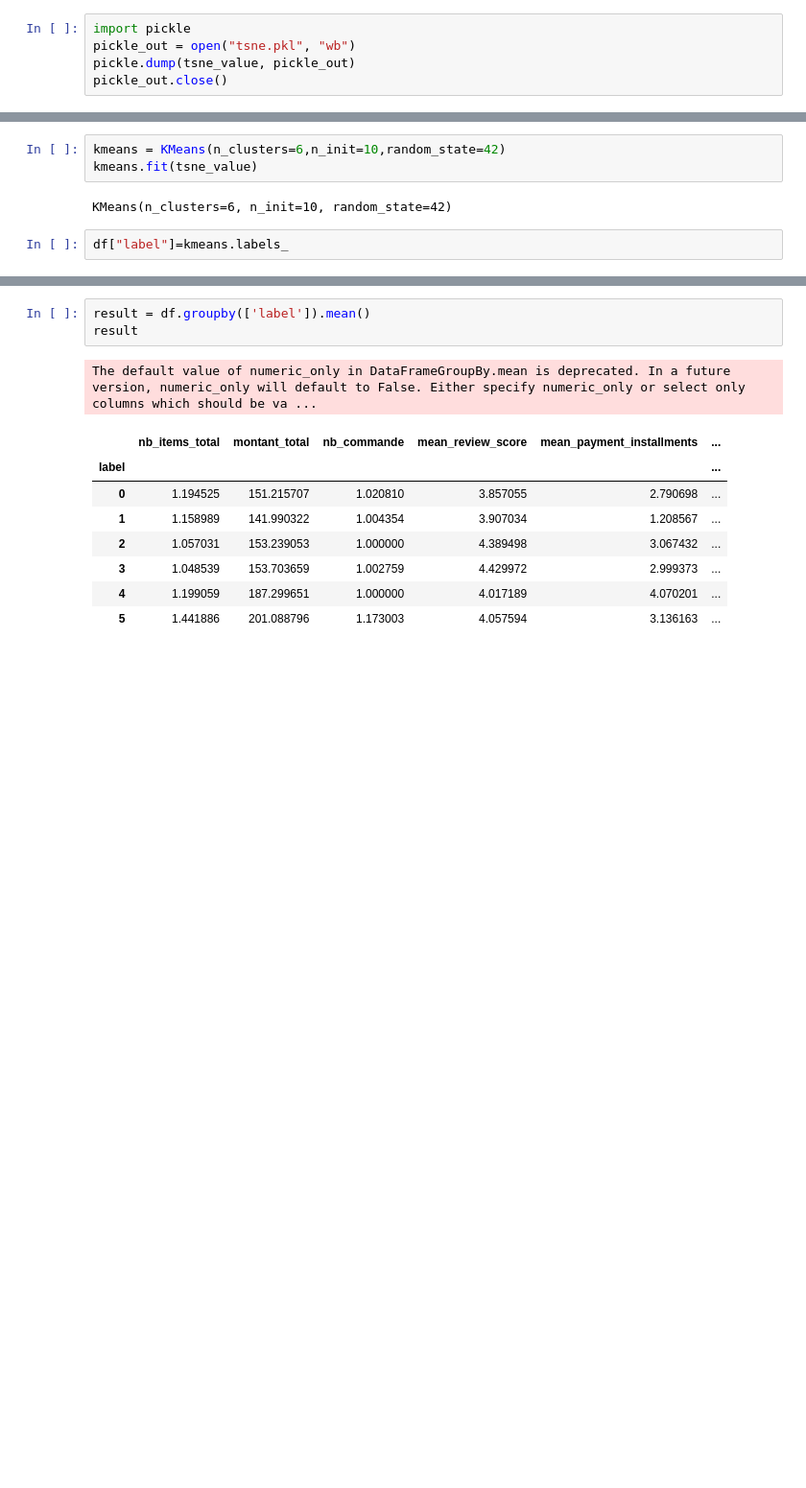
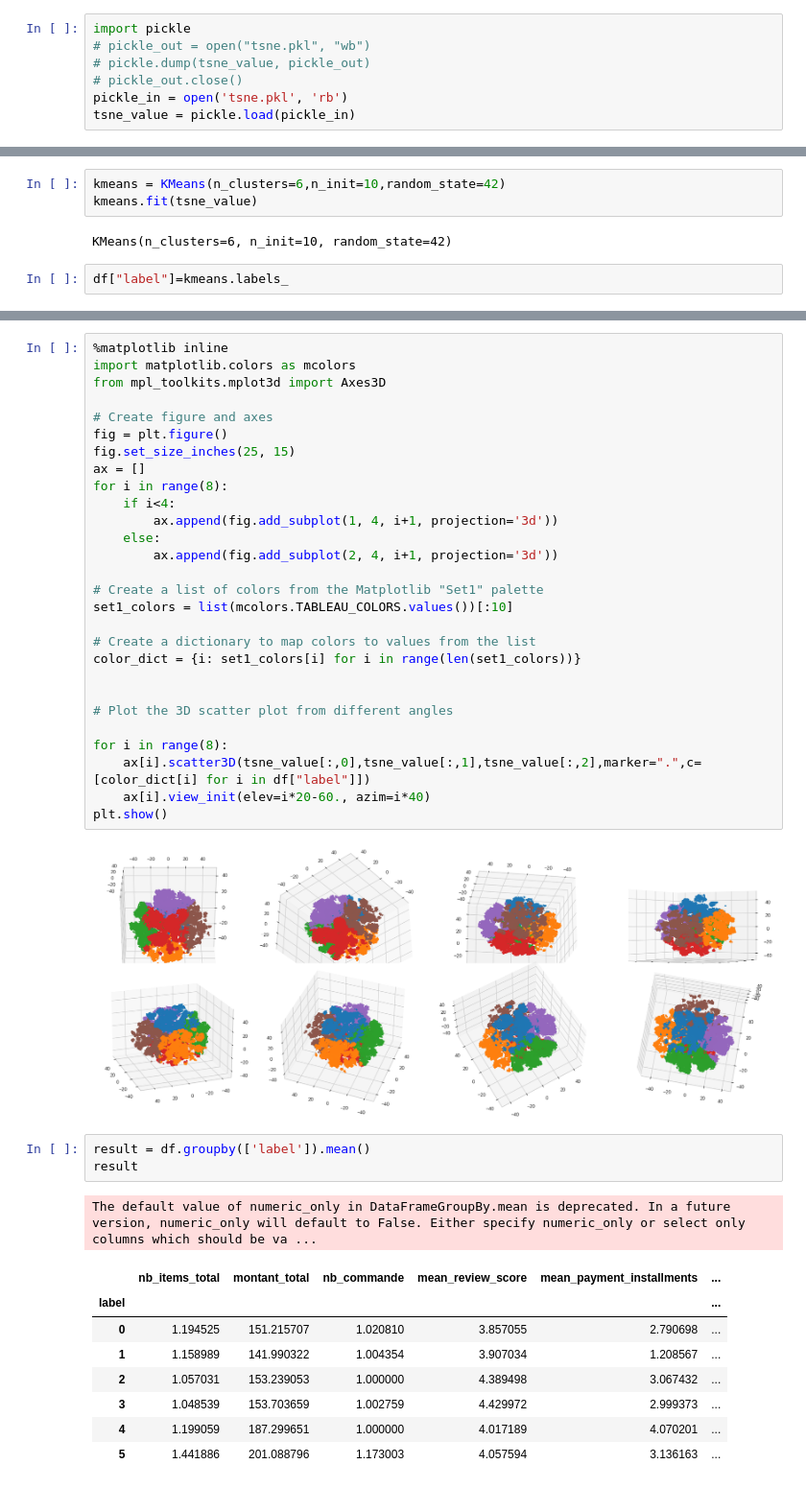
Before and after one commit to StevenDelval/segmentation_client, a Jupyter notebook: model.ipynb, the cells around one changed output, grey strips where cells are left out. Shown at 96% size. Saved outputs shown, nothing was run; the diff lists cells and outputs as text; blank space fills up the shorter version.

```diff
--- a/model.ipynb
+++ b/model.ipynb
@@ -56,8 +38,10 @@ tsne_value = tsne.fit_transform(df)
 # %%
 import pickle
-pickle_out = open("tsne.pkl", "wb")
-pickle.dump(tsne_value, pickle_out)
-pickle_out.close()
+# pickle_out = open("tsne.pkl", "wb")
+# pickle.dump(tsne_value, pickle_out)
+# pickle_out.close()
+pickle_in = open('tsne.pkl', 'rb')
+tsne_value = pickle.load(pickle_in)
 # %%
 from yellowbrick.cluster import KElbowVisualizer
 visualizer = KElbowVisualizer(KMeans(n_init=10,random_state=42),metric="distortion", k=(2,12),timings=False)
@@ -106,6 +76,36 @@ plt.show()
 # %% [output]
 {0: '#1f77b4', 1: '#ff7f0e', 2: '#2ca02c', 3: '#d62728', 4: '#9467bd', 5: '#8c564b', 6: '#e377c2', 7: '#7f7f7f', 8: '#bcbd22', 9: '#17becf'}
 [figure]
+# %%
+%matplotlib inline
+import matplotlib.colors as mcolors
+from mpl_toolkits.mplot3d import Axes3D
+
+# Create figure and axes
+fig = plt.figure()
+fig.set_size_inches(25, 15)
+ax = []
+for i in range(8):
+    if i<4:
+        ax.append(fig.add_subplot(1, 4, i+1, projection='3d'))
+    else:
+        ax.append(fig.add_subplot(2, 4, i+1, projection='3d'))
+
+# Create a list of colors from the Matplotlib "Set1" palette
+set1_colors = list(mcolors.TABLEAU_COLORS.values())[:10]
+
+# Create a dictionary to map colors to values from the list
+color_dict = {i: set1_colors[i] for i in range(len(set1_colors))}
+
+
+# Plot the 3D scatter plot from different angles
+
+for i in range(8):
+    ax[i].scatter3D(tsne_value[:,0],tsne_value[:,1],tsne_value[:,2],marker=".",c=[color_dict[i] for i in df["label"]])
+    ax[i].view_init(elev=i*20-60., azim=i*40)
+plt.show()
+# %% [output]
+[figure, added]
 # %%
 result = df.groupby(['label']).mean()
 result
```
Also changed, not shown: parts of 11 cells of this notebook, 1 other file.
